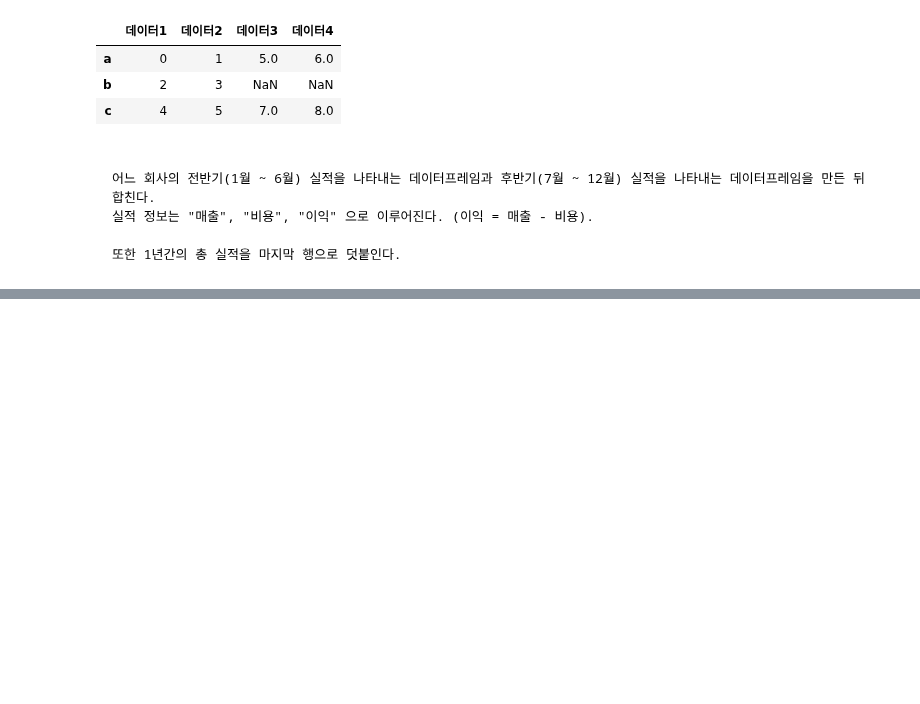
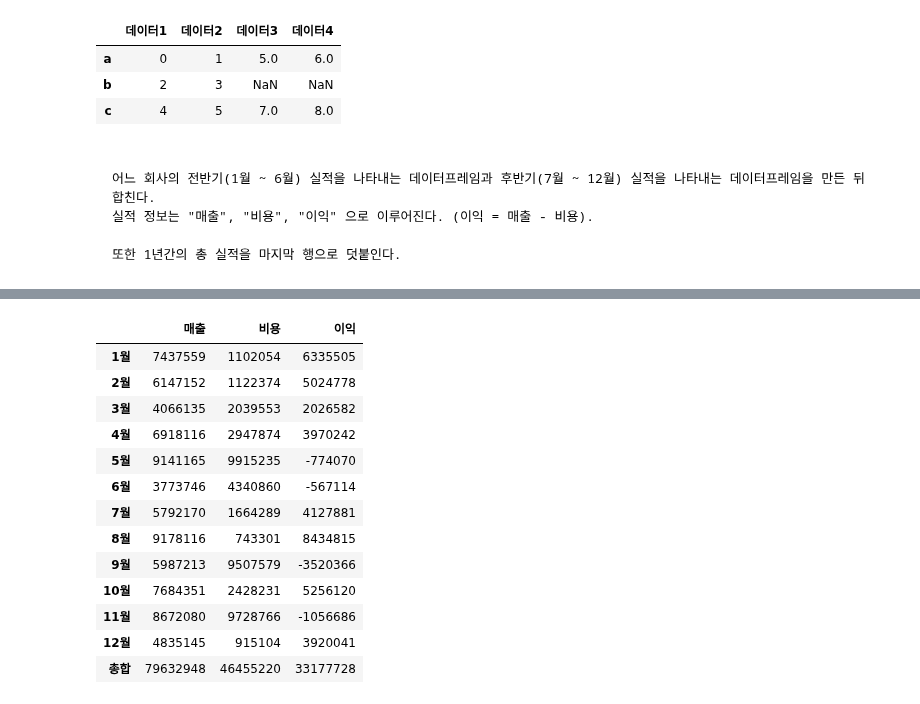
Before and after one commit to DahyeonS/Java_Python_Lecture, a Jupyter notebook: 20231228/pandas06.ipynb, the cells around one changed output, grey strips where cells are left out. Saved outputs shown, nothing was run; the diff lists cells and outputs as text; code cells hidden in the pictures; blank space fills up the shorter version.

`````diff
--- a/20231228/pandas06.ipynb
+++ b/20231228/pandas06.ipynb
@@ -360,3 +381,7 @@ pd.concat([df1, df2], axis=1)
 
 또한 1년간의 총 실적을 마지막 행으로 덧붙인다.
 ````
+# %%
+half1 = pd.DataFrame(np.random.randint(100000, 10000000, 12).reshape(6, 2), columns=['매출', '비용'], index=['1월', '2월', '3월', '4월', '5월', '6월'])
+half1['이익'] = half1['매출'] - half1['비용']
+half1
@@ -362,0 +396,4 @@ pd.concat([df1, df2], axis=1)
+# %%
+half2 = pd.DataFrame(np.random.randint(100000, 10000000, 12).reshape(6, 2), columns=['매출', '비용'], index=['7월', '8월', '9월', '10월', '11월', '12월'])
+half2['이익'] = half2['매출'] - half2['비용']
+half2
@@ -362,0 +408,19 @@ pd.concat([df1, df2], axis=1)
+# %%
+total = pd.concat([half1, half2])
+total.loc['총합'] = total.sum()
+total
+# %% [output]
+|  | 매출 | 비용 | 이익 |
+| 1월 | 7437559 | 1102054 | 6335505 |
+| 2월 | 6147152 | 1122374 | 5024778 |
+| 3월 | 4066135 | 2039553 | 2026582 |
+| 4월 | 6918116 | 2947874 | 3970242 |
+| 5월 | 9141165 | 9915235 | -774070 |
+| 6월 | 3773746 | 4340860 | -567114 |
+| 7월 | 5792170 | 1664289 | 4127881 |
+| 8월 | 9178116 | 743301 | 8434815 |
+| 9월 | 5987213 | 9507579 | -3520366 |
+| 10월 | 7684351 | 2428231 | 5256120 |
+| 11월 | 8672080 | 9728766 | -1056686 |
+| 12월 | 4835145 | 915104 | 3920041 |
+| 총합 | 79632948 | 46455220 | 33177728 |
`````
Also changed, not shown: parts of 4 cells of this notebook.
